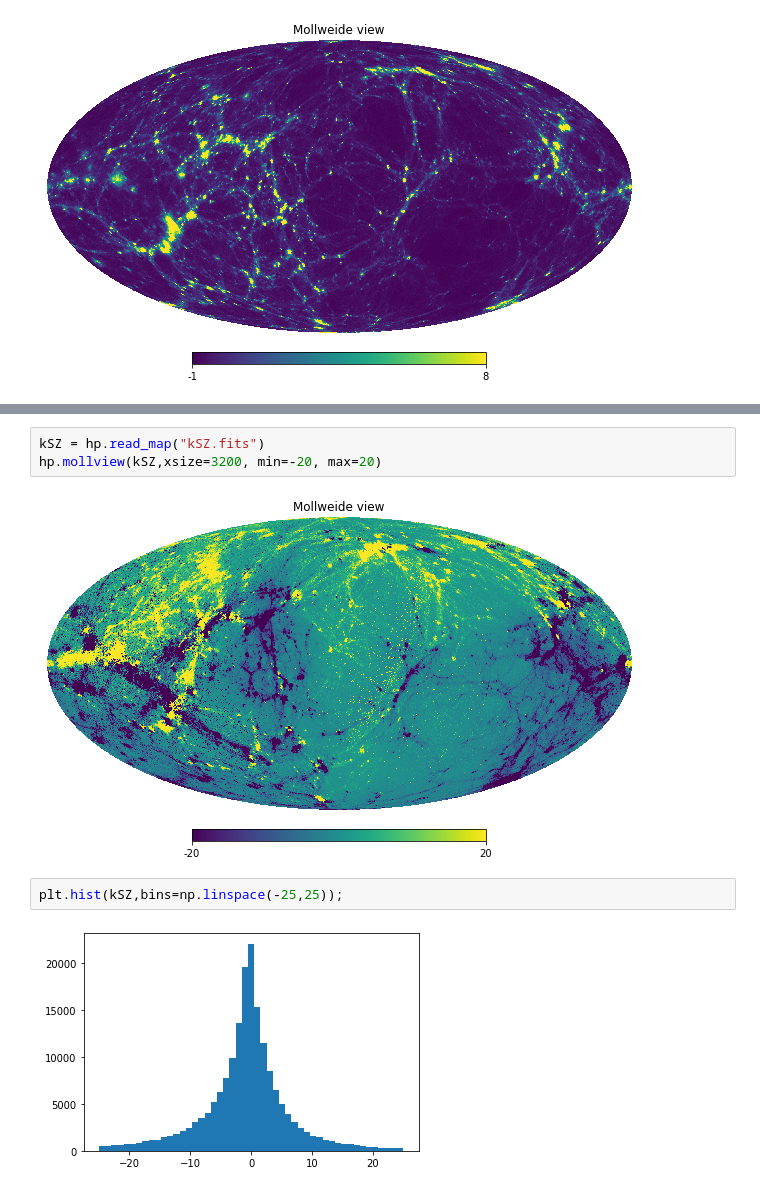
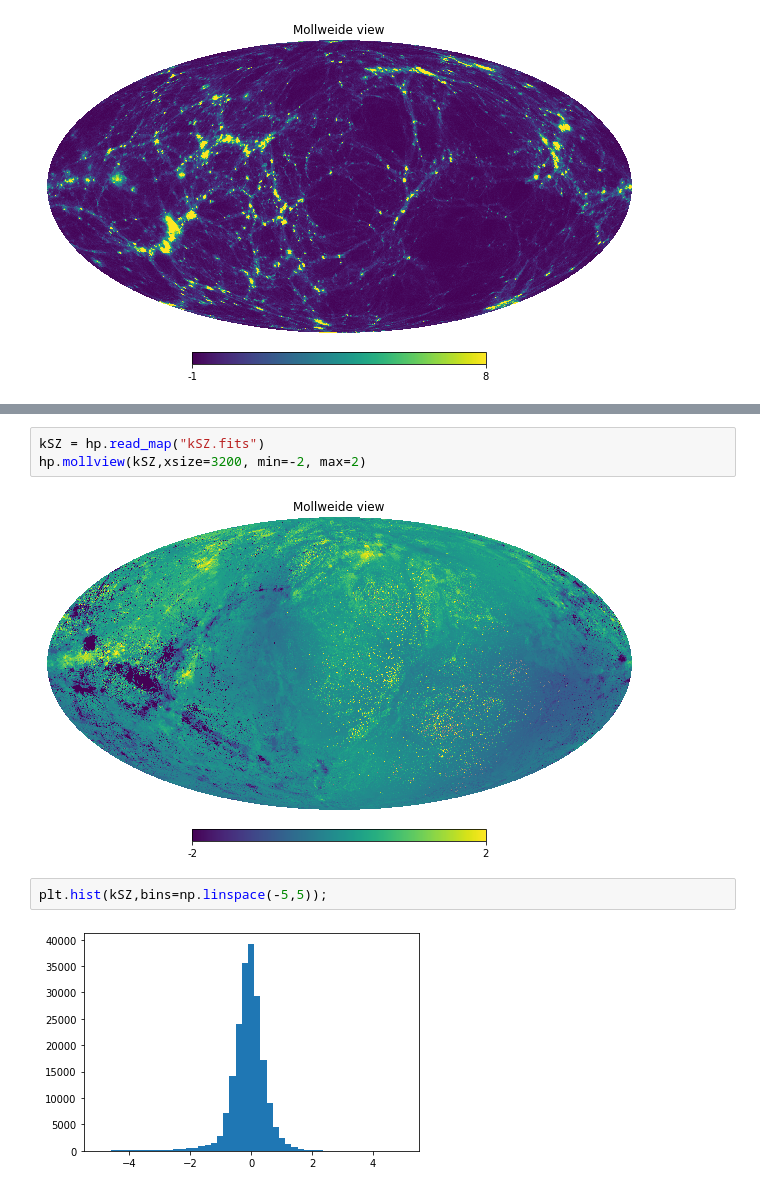
Before and after one commit to wurdahl/kSZfromPC, a Jupyter notebook: Opening-FITS.ipynb, the cells around one changed output, grey strips where cells are left out. Cells and saved outputs as stored; diff of their text form.

```diff
--- a/Opening-FITS.ipynb
+++ b/Opening-FITS.ipynb
@@ -26,9 +23,9 @@ NameError: name 'kSZ' is not defined
 # %%
 kSZ = hp.read_map("kSZ.fits")
-hp.mollview(kSZ,xsize=3200, min=-20, max=20)
+hp.mollview(kSZ,xsize=3200, min=-2, max=2)
 # %% [output]
-[figure, old version]
+[figure, new version]
 # %%
-plt.hist(kSZ,bins=np.linspace(-25,25));
+plt.hist(kSZ,bins=np.linspace(-5,5));
 # %% [output]
-[figure, old version]
+[figure, new version]
```
Also changed, not shown: parts of 1 cell of this notebook, 2 other files.
